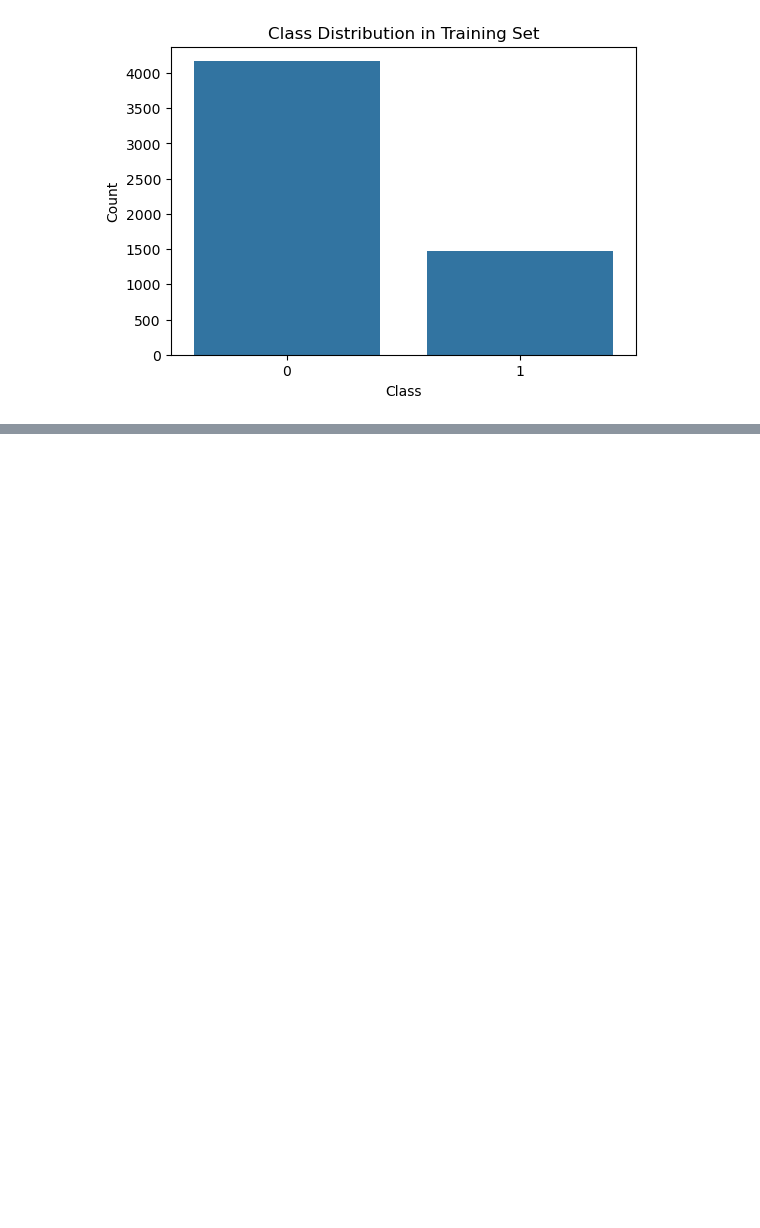
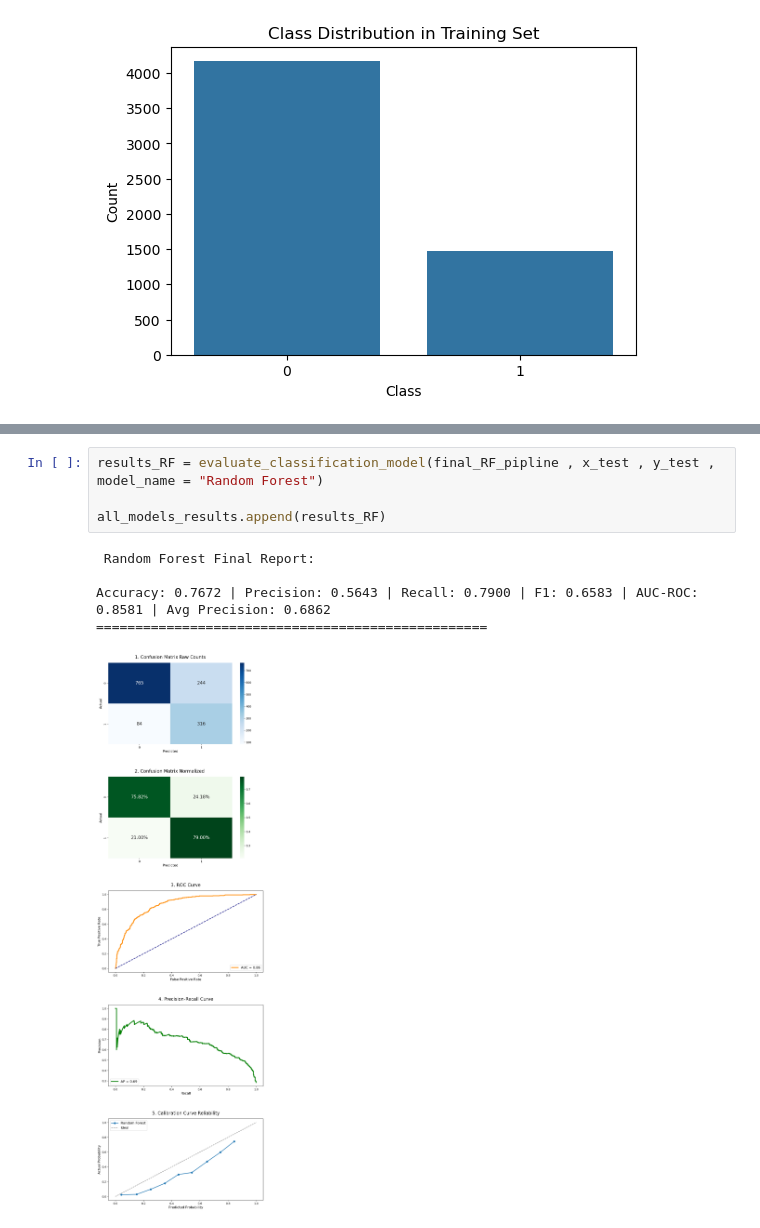
Before and after one commit to ameennasaireh10-hash/customer-churn-prediction, a Jupyter notebook: Customer Churn project.ipynb, the cells around one changed output, grey strips where cells are left out. Cells and saved outputs as stored; diff of their text form; blank space fills up the shorter version.

```diff
--- a/Customer Churn project.ipynb
+++ b/Customer Churn project.ipynb
@@ -302,0 +611,10 @@ Name: proportion, dtype: float64
+# %%
+results_RF = evaluate_classification_model(final_RF_pipline , x_test , y_test , model_name = "Random Forest")
+
+all_models_results.append(results_RF)
+# %% [output]
+ Random Forest Final Report:
+
+Accuracy: 0.7672 | Precision: 0.5643 | Recall: 0.7900 | F1: 0.6583 | AUC-ROC: 0.8581 | Avg Precision: 0.6862
+==================================================
+[figure, added]
```
Also changed, not shown: parts of 19 cells of this notebook.
